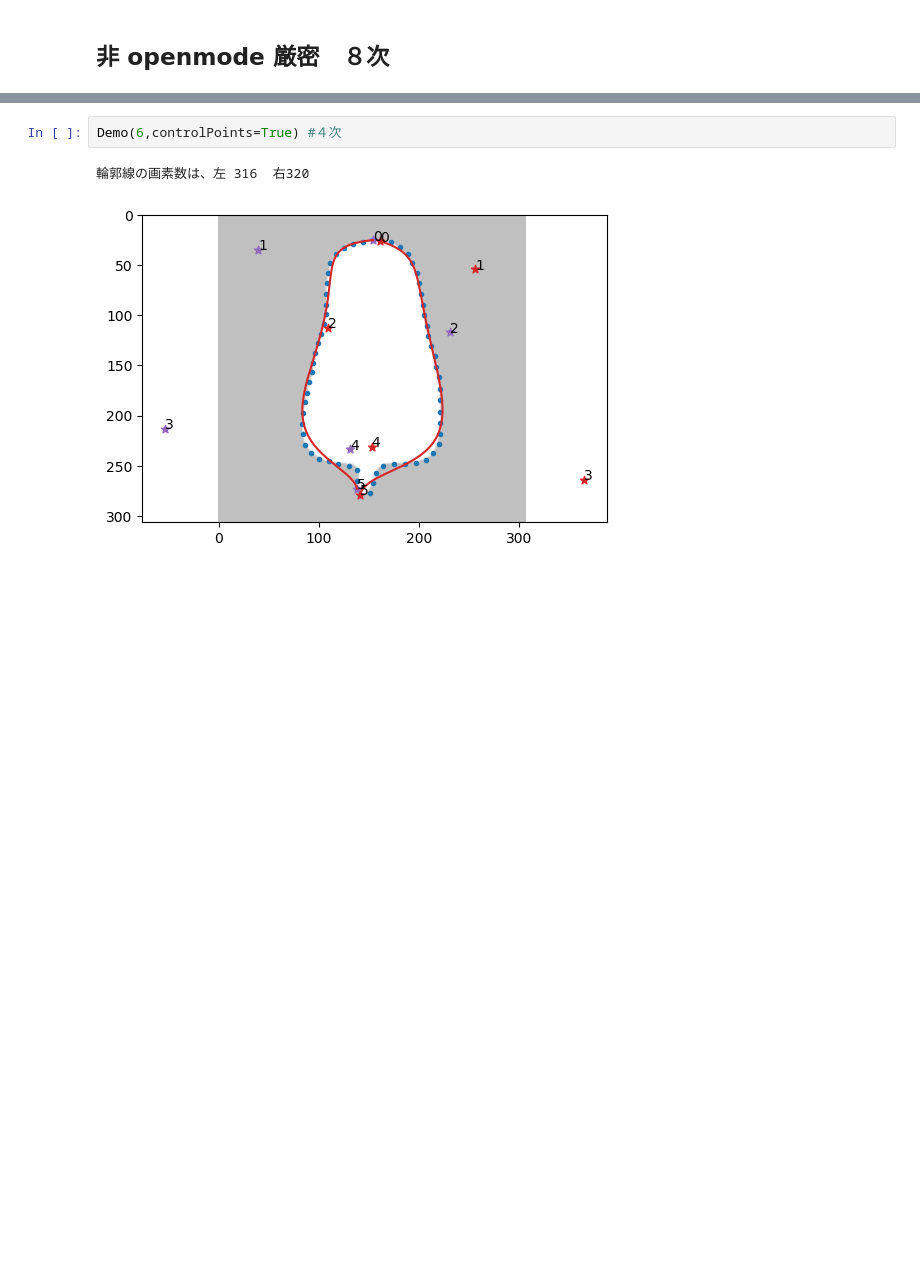
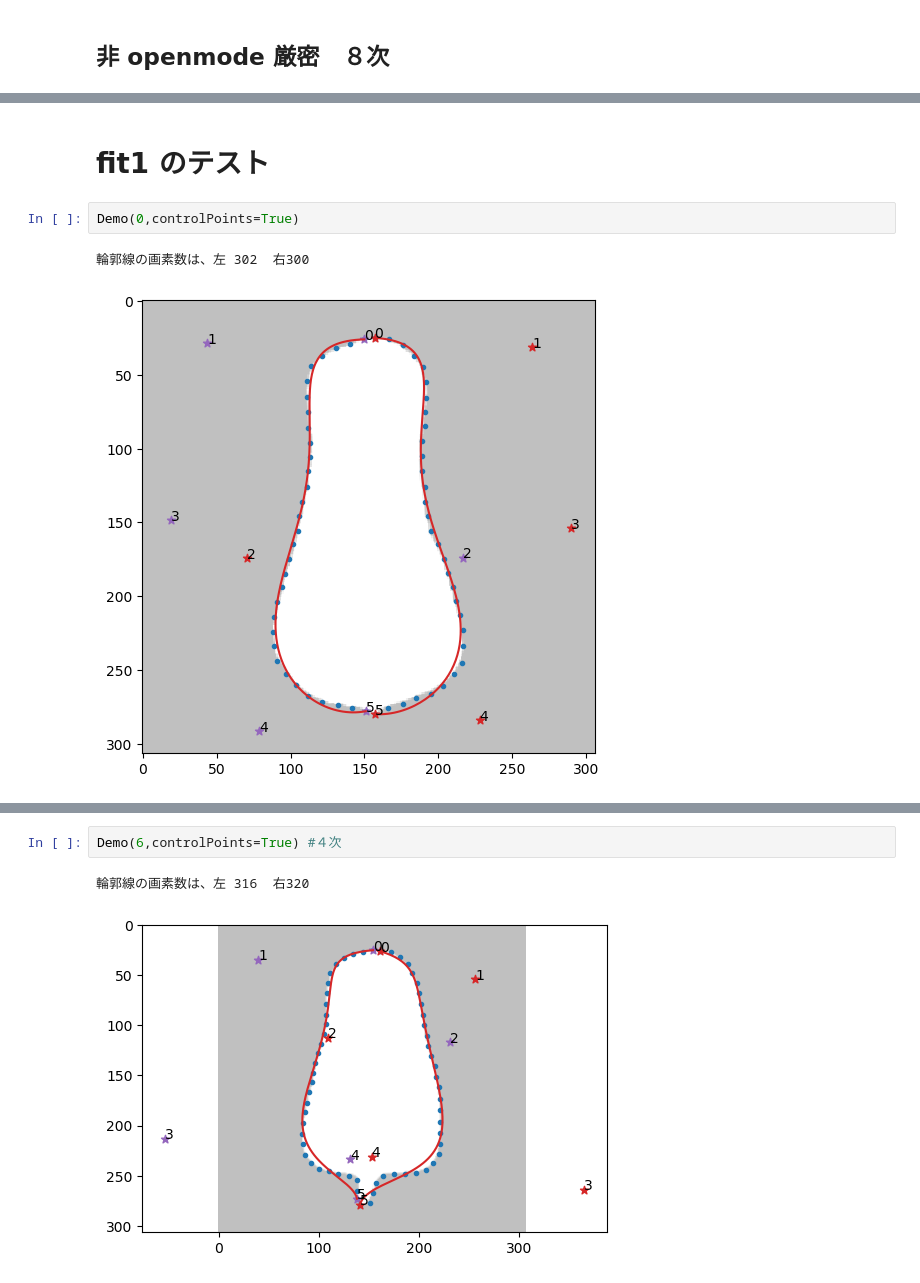
Before and after one commit to iciromaco/RadiShLab, a Jupyter notebook: N006_ベジエ曲線あてはめ.ipynb, the cells around one changed output, grey strips where cells are left out. Saved outputs shown, nothing was run; the diff lists cells and outputs as text; blank space fills up the shorter version.

```diff
--- a/N006_ベジエ曲線あてはめ.ipynb
+++ b/N006_ベジエ曲線あてはめ.ipynb
@@ -520,0 +473,7 @@ Demo(5,controlPoints=True) #４次
+# %% [markdown]
+# fit1 のテスト
+# %%
+Demo(0,controlPoints=True)
+# %% [output]
+輪郭線の画素数は、左 302  右300
+[figure, added]
```
Also changed, not shown: parts of 64 cells of this notebook, 1 other file.
